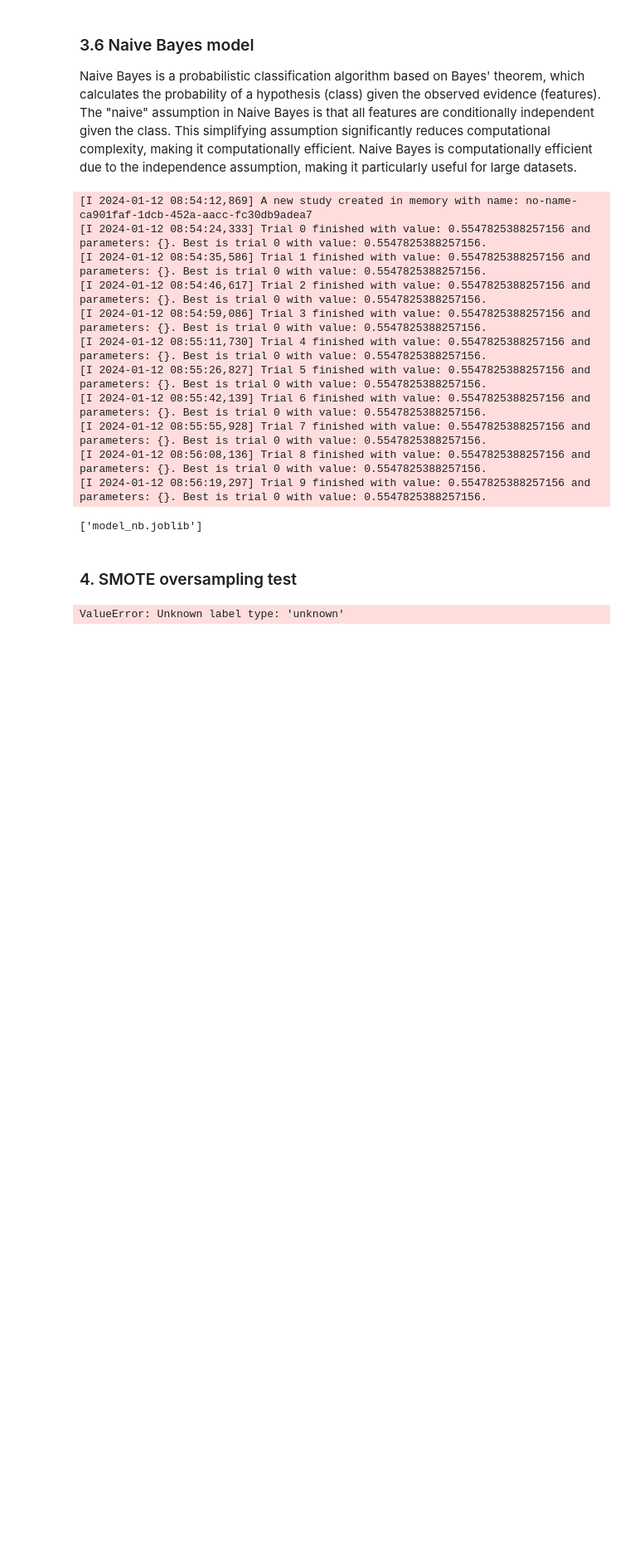
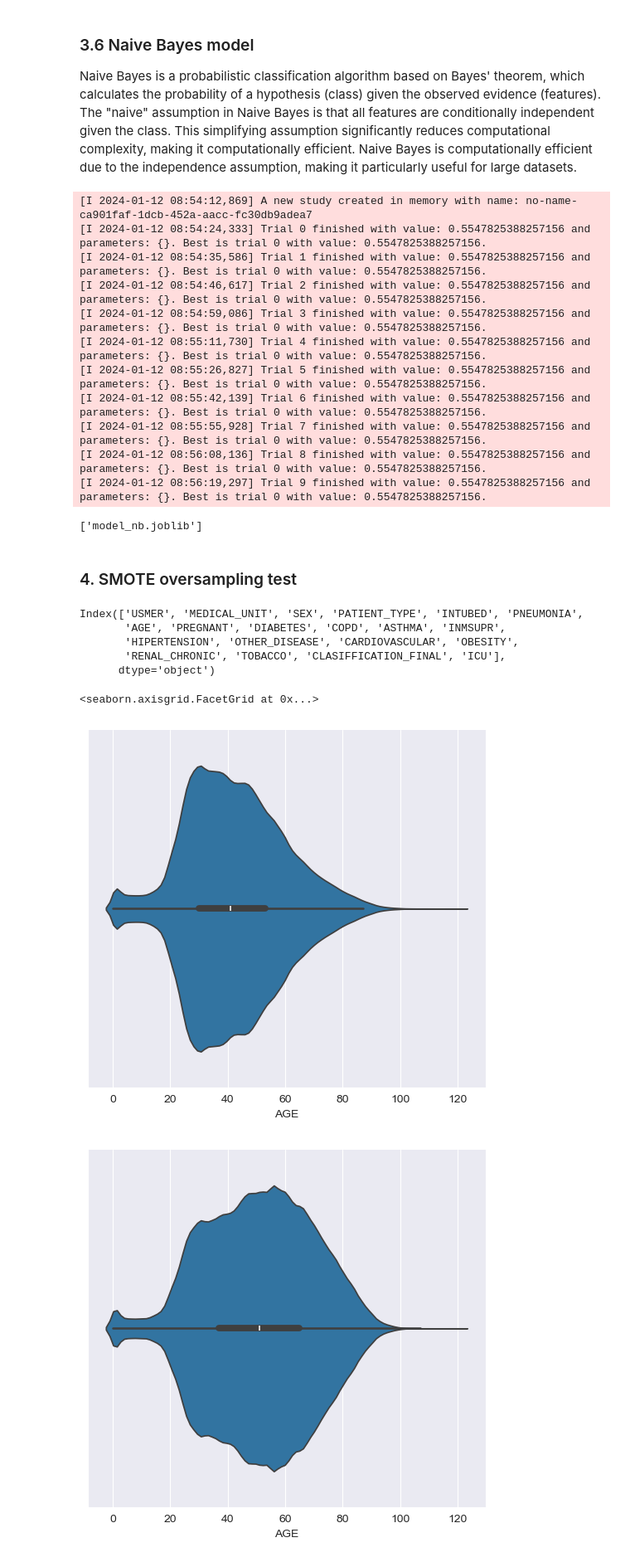
Before and after one commit to PeterOstr/pollock, a Jupyter notebook: covid_data.ipynb, the cells around one changed output. Shown at 83% size. Cells and saved outputs as stored; diff of their text form; code cells hidden in the pictures; blank space fills up the shorter version.

```diff
--- a/covid_data.ipynb
+++ b/covid_data.ipynb
@@ -1132,9 +1126,7 @@ joblib.dump(loaded_model_nb,'model_nb.joblib')
 # %%
 sm=SMOTE(random_state=42)
 # sm.fit_resample(X_train.reset_index(drop=True),y_train.reset_index(drop=True))
-X_train_resampled, y_train_resampled = sm.fit_resample(X_train, y_train)
+X_train_resampled, y_train_resampled = sm.fit_resample(X_train, y_train.astype('int'))
-# %% [output]
-ValueError: Unknown label type: 'unknown'
 # %%
 # pipe_sm = imbpipeline([('smote', SMOTE(random_state=42) )])
 
@@ -1164,3 +1156,33 @@ pipe = imbpipeline([
     ('column_transformer', ct),
     ('model', xgb.XGBClassifier())
 ])
+# %%
+X_train_resampled.columns
+# %% [output]
+Index(['USMER', 'MEDICAL_UNIT', 'SEX', 'PATIENT_TYPE', 'INTUBED', 'PNEUMONIA',
+       'AGE', 'PREGNANT', 'DIABETES', 'COPD', 'ASTHMA', 'INMSUPR',
+       'HIPERTENSION', 'OTHER_DISEASE', 'CARDIOVASCULAR', 'OBESITY',
+       'RENAL_CHRONIC', 'TOBACCO', 'CLASIFFICATION_FINAL', 'ICU'],
+      dtype='object')
+# %%
+# Предположим, что у вас есть DataFrame с данными df
+df = X_train
+df_1 = X_train_resampled
+
+sns.catplot(x=X_train['AGE'], kind='violin', data=df)
+sns.catplot(x=X_train_resampled['AGE'], kind='violin', data=df)
+
+# # Получите список всех столбцов в DataFrame
+# columns = df.columns
+#
+# # Проход по каждому столбцу и построение отдельного графика для каждого
+# for column in columns:
+#     sns.catplot(x=column, kind='violin', data=df)
+#     plt.title(f'Violin Plot for {column}')
+#     plt.xlabel('X Label')
+#     plt.ylabel('Y Label')
+#     plt.show()
+# %% [output]
+<seaborn.axisgrid.FacetGrid at 0x...>
+[figure, added]
+[figure, added]
```
Also changed, not shown: parts of 5 cells of this notebook.
